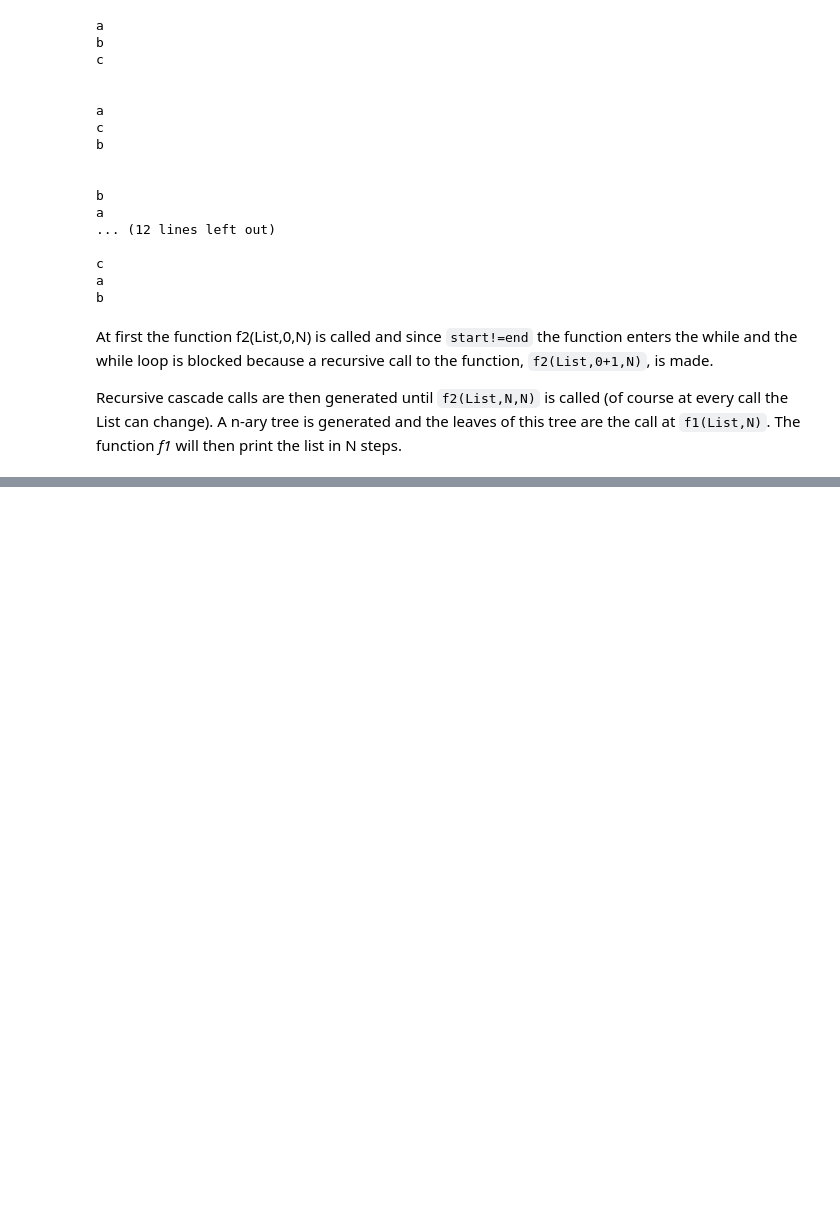
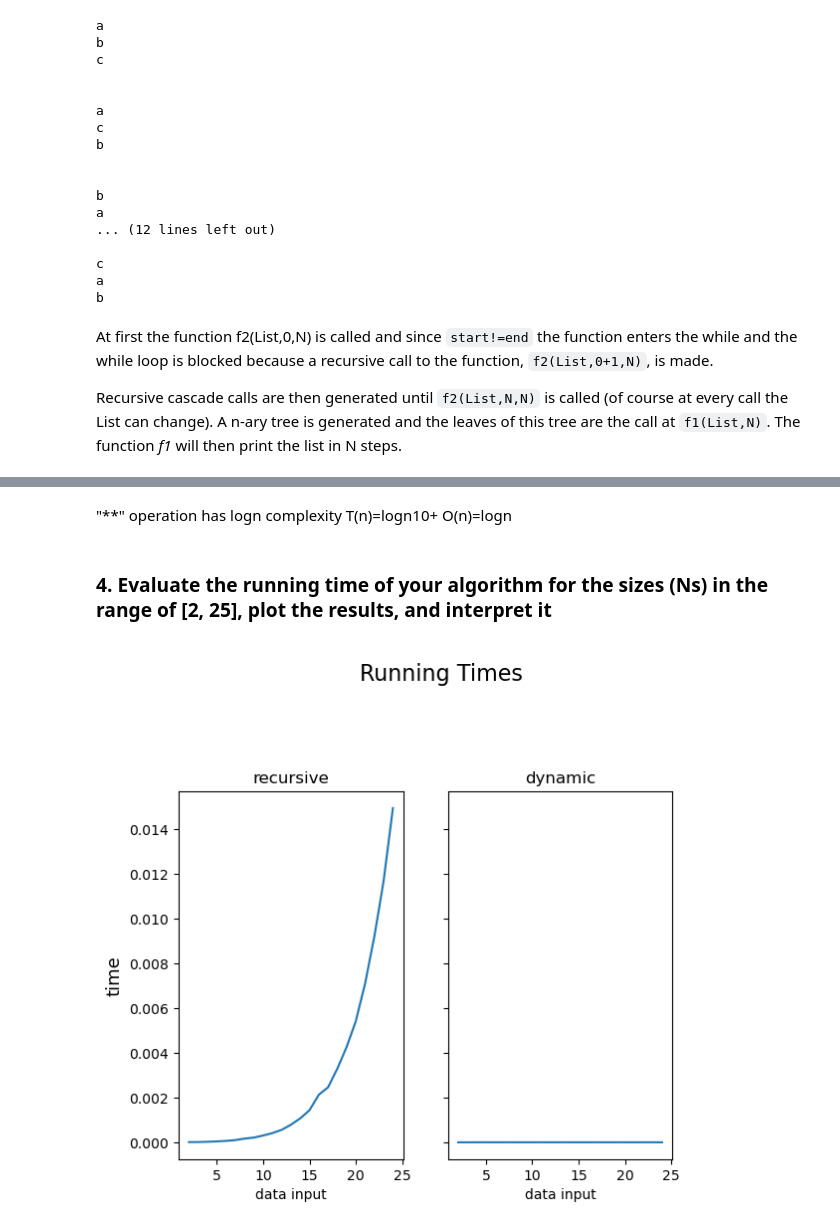
Before and after one commit to sim2000dg/adm_hw2-group30, a Jupyter notebook: Homework2_30thGroup.ipynb, the cells around one changed output, grey strips where cells are left out. Cells and saved outputs as stored; diff of their text form; code cells hidden in the pictures; blank space fills up the shorter version.

```diff
--- a/Homework2_30thGroup.ipynb
+++ b/Homework2_30thGroup.ipynb
@@ -1232,0 +1407,46 @@ So since the problems is an $$O(N\cdot N!)$$ we can't find a better algorithm.
+# %% [markdown]
+"**" operation has logn complexity
+T(n)=logn10+
+O(n)=logn
+# %% [markdown]
+### 4. Evaluate the running time of your algorithm for the sizes (Ns) in the range of [2, 25], plot the results, and interpret it
+<a id = "aq2.4"></a>
+# %%
+import timeit
+
+fig, (ax1, ax2) = plt.subplots(1, 2, sharey=True)
+n = 5
+TimeList1 = []
+#code calculates how long does it take to run Ribbon_S() function when we give 2 to 25 values. in global
+#namespace with 5 repetitons
+for i in range(2, 25):
+    TimeList1.append(timeit.timeit(stmt='Ribbon_S(i)', globals=globals(), number=n))
+#preparing the plot
+xpoints = range(2, 25)
+ypoints = TimeList1
+ax1.plot(xpoints, ypoints)
+
+#----------------------------------------------------------------------
+TimeList_dy = []
+
+#code calculates how long does it take to run Ribbon_dyn() function when we give 2 to 25 values. in global
+#namespace with 5 repetitons
+for i in range(2, 25):
+    TimeList_dy.append(timeit.timeit(stmt='Ribbon_dyn(i)', globals=globals(), number=n))
+
+#preparing the plot
+xpoints_dy = range(2, 25)
+ypoints_dy = TimeList_dy
+
+#titles and labels
+ax1.set_title("recursive")
+ax2.set_title("dynamic")
+ax1.set_ylabel("time", fontsize=13)
+ax1.set_xlabel("data input")
+ax2.set_xlabel("data input")
+fig.suptitle('Running Times', fontsize=16, x=0.538, y=1.15)
+
+ax2.plot(xpoints_dy, ypoints_dy)
+plt.show()
+# %% [output]
+[figure, added]
```
Also changed, not shown: parts of 17 cells of this notebook, 1 other file.
